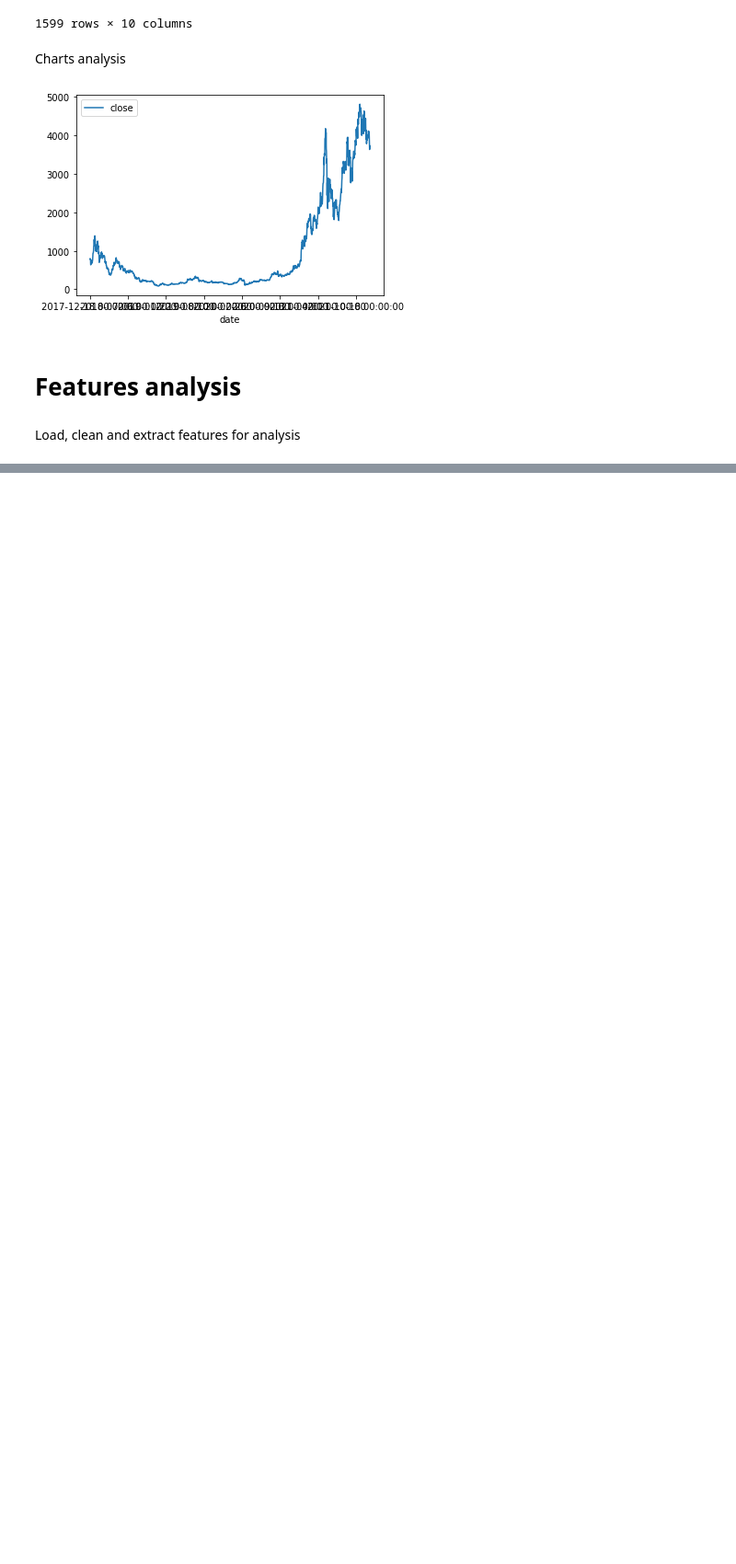
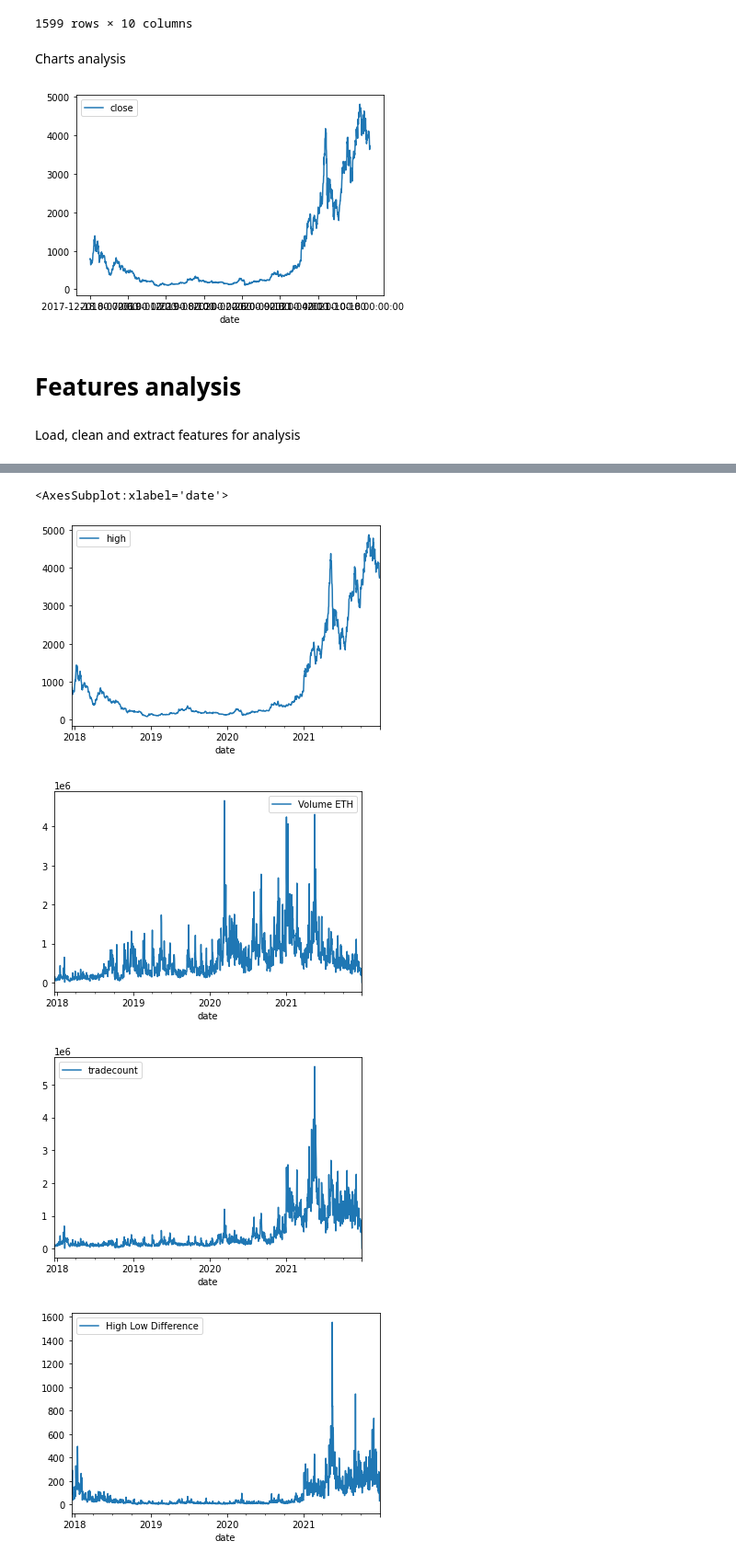
Before and after one commit to GZabalaG/crypto_bot, a Jupyter notebook: data_processor/dataframe_analysis.ipynb, the cells around one changed output, grey strips where cells are left out. Shown at 92% size. Cells and saved outputs as stored; diff of their text form; code cells hidden in the pictures; blank space fills up the shorter version.

```diff
--- a/data_processor/dataframe_analysis.ipynb
+++ b/data_processor/dataframe_analysis.ipynb
@@ -81,0 +95,12 @@ TypeError: string indices must be integers
+# %%
+df.plot(x = 'date', y = 'high')
+df.plot(x = 'date', y = 'Volume ETH')
+df.plot(x = 'date', y = 'tradecount')
+df.plot(x = 'date', y = 'High Low Difference')
+df.plot(x = 'date', y = 'Open Close Difference')
+# %% [output]
+<AxesSubplot:xlabel='date'>
+[figure, added]
+[figure, added]
+[figure, added]
+[figure, added]
```
Also changed, not shown: parts of 3 cells of this notebook, 2 other files.
